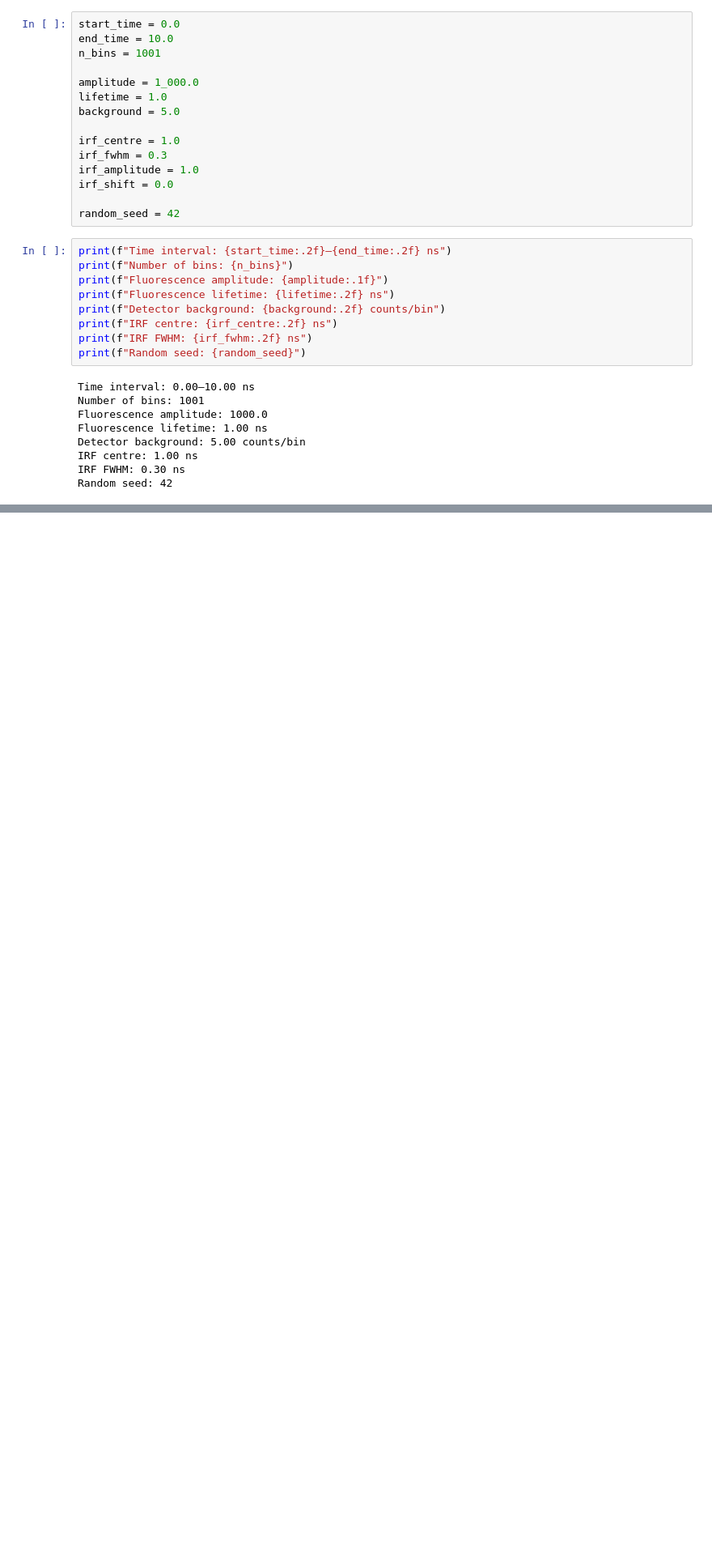
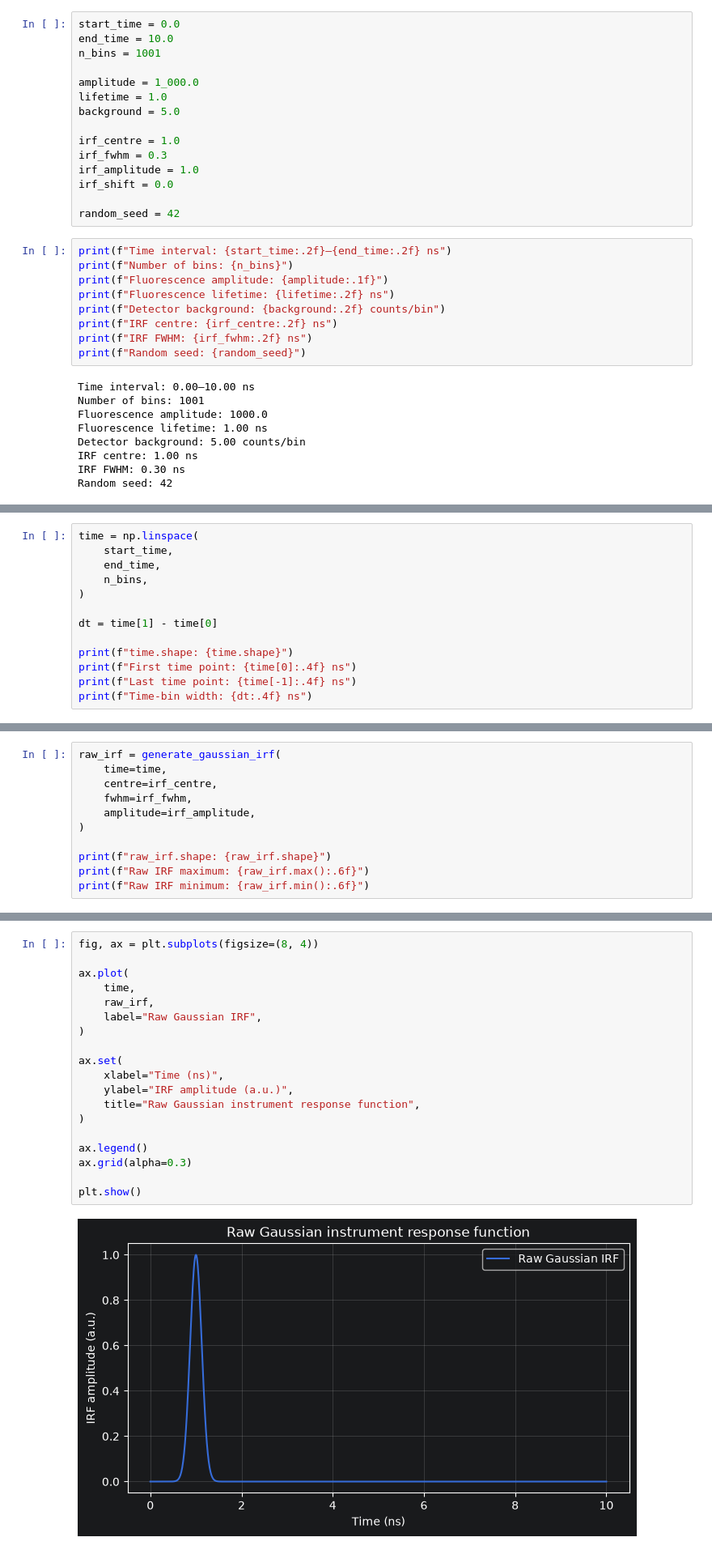
Before and after one commit to moryev/tcspc-lifetime-toolkit, a Jupyter notebook: notebooks/07_irf_convolution_and_realistic_simulation.ipynb, the cells around one changed output, grey strips where cells are left out. Shown at 81% size. Saved outputs shown, nothing was run; the diff lists cells and outputs as text; blank space fills up the shorter version.

```diff
--- a/notebooks/07_irf_convolution_and_realistic_simulation.ipynb
+++ b/notebooks/07_irf_convolution_and_realistic_simulation.ipynb
@@ -181,0 +197,13 @@ Random seed: 42
+# %%
+time = np.linspace(
+    start_time,
+    end_time,
+    n_bins,
+)
+
+dt = time[1] - time[0]
+
+print(f"time.shape: {time.shape}")
+print(f"First time point: {time[0]:.4f} ns")
+print(f"Last time point: {time[-1]:.4f} ns")
+print(f"Time-bin width: {dt:.4f} ns")
@@ -181,0 +236,11 @@ Random seed: 42
+# %%
+raw_irf = generate_gaussian_irf(
+    time=time,
+    centre=irf_centre,
+    fwhm=irf_fwhm,
+    amplitude=irf_amplitude,
+)
+
+print(f"raw_irf.shape: {raw_irf.shape}")
+print(f"Raw IRF maximum: {raw_irf.max():.6f}")
+print(f"Raw IRF minimum: {raw_irf.min():.6f}")
@@ -181,0 +255,21 @@ Random seed: 42
+# %%
+fig, ax = plt.subplots(figsize=(8, 4))
+
+ax.plot(
+    time,
+    raw_irf,
+    label="Raw Gaussian IRF",
+)
+
+ax.set(
+    xlabel="Time (ns)",
+    ylabel="IRF amplitude (a.u.)",
+    title="Raw Gaussian instrument response function",
+)
+
+ax.legend()
+ax.grid(alpha=0.3)
+
+plt.show()
+# %% [output]
+[figure, added]
```
Also changed, not shown: parts of 16 cells of this notebook, 1 other file.
